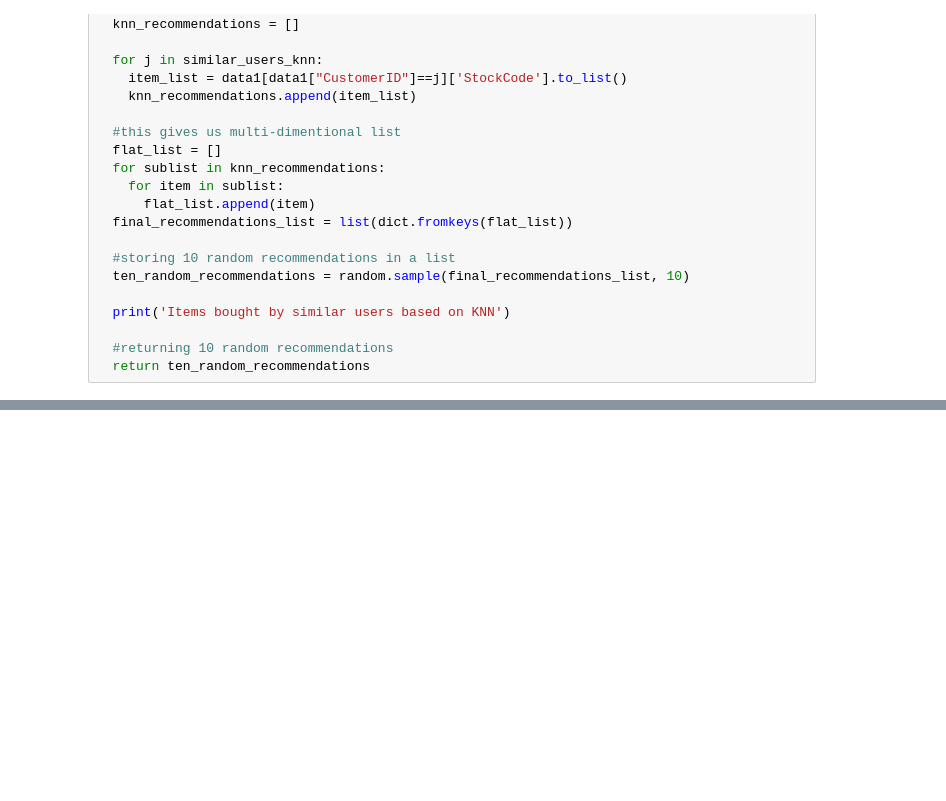
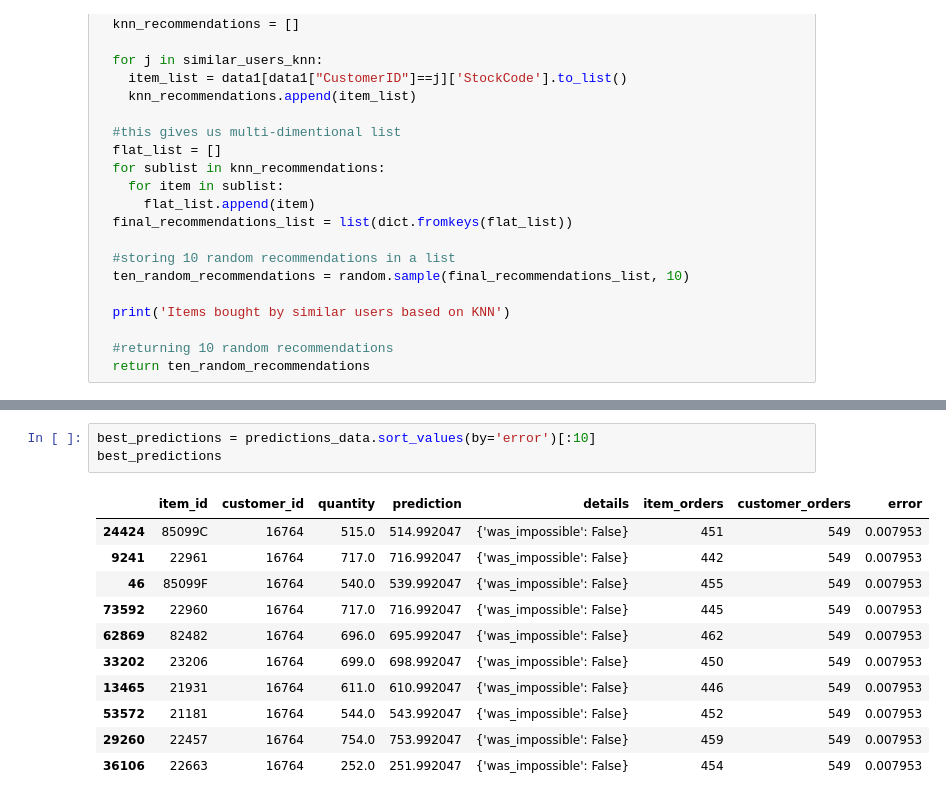
Before and after one commit to ankesh86/RecommendationSystems, a Jupyter notebook: CollaborativeFilteringRecommendation.ipynb, the cells around one changed output, grey strips where cells are left out. Drawn from its saved outputs; the diff is of its cells as text; blank space fills up the shorter version.

```diff
--- a/CollaborativeFilteringRecommendation.ipynb
+++ b/CollaborativeFilteringRecommendation.ipynb
@@ -411,0 +784,15 @@ Items bought by similar users based on KNN
+# %%
+best_predictions = predictions_data.sort_values(by='error')[:10]
+best_predictions
+# %% [output]
+|  | item_id | customer_id | quantity | prediction | details | item_orders | customer_orders | error |
+| 24424 | 85099C | 16764 | 515.0 | 514.992047 | {'was_impossible': False} | 451 | 549 | 0.007953 |
+| 9241 | 22961 | 16764 | 717.0 | 716.992047 | {'was_impossible': False} | 442 | 549 | 0.007953 |
+| 46 | 85099F | 16764 | 540.0 | 539.992047 | {'was_impossible': False} | 455 | 549 | 0.007953 |
+| 73592 | 22960 | 16764 | 717.0 | 716.992047 | {'was_impossible': False} | 445 | 549 | 0.007953 |
+| 62869 | 82482 | 16764 | 696.0 | 695.992047 | {'was_impossible': False} | 462 | 549 | 0.007953 |
+| 33202 | 23206 | 16764 | 699.0 | 698.992047 | {'was_impossible': False} | 450 | 549 | 0.007953 |
+| 13465 | 21931 | 16764 | 611.0 | 610.992047 | {'was_impossible': False} | 446 | 549 | 0.007953 |
+| 53572 | 21181 | 16764 | 544.0 | 543.992047 | {'was_impossible': False} | 452 | 549 | 0.007953 |
+| 29260 | 22457 | 16764 | 754.0 | 753.992047 | {'was_impossible': False} | 459 | 549 | 0.007953 |
+| 36106 | 22663 | 16764 | 252.0 | 251.992047 | {'was_impossible': False} | 454 | 549 | 0.007953 |
```
Also changed, not shown: parts of 45 cells of this notebook.
